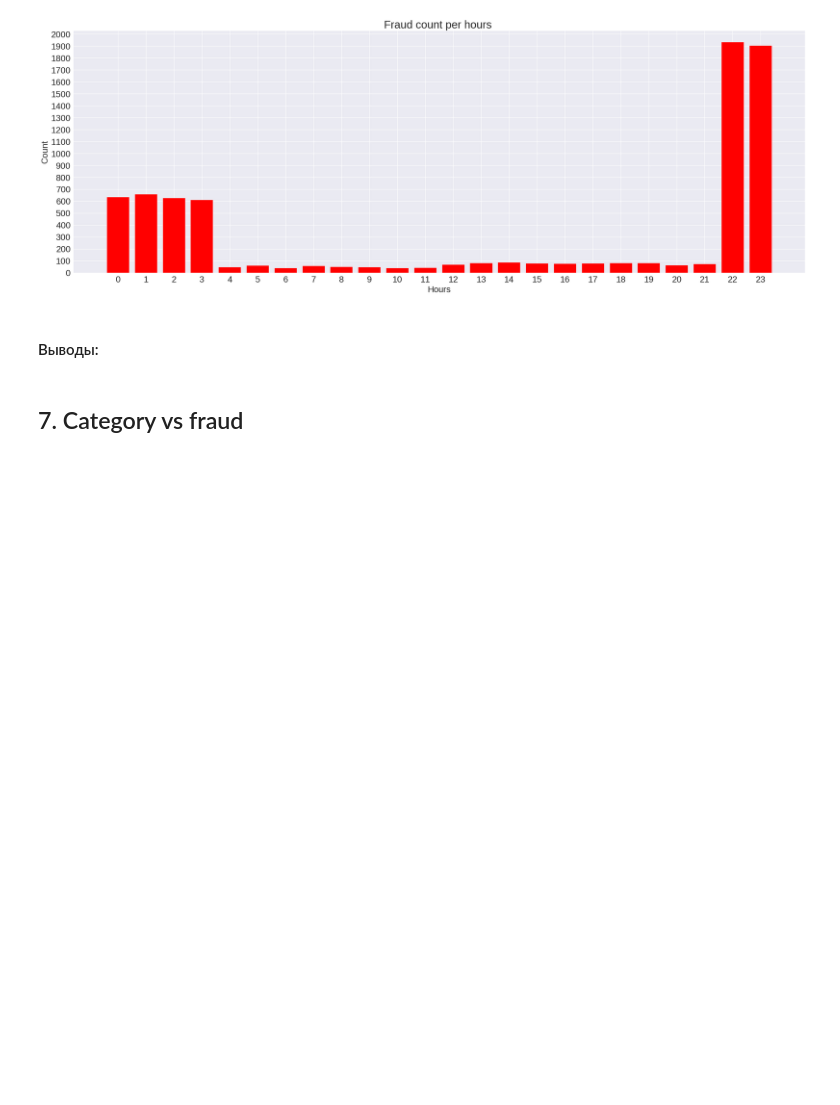
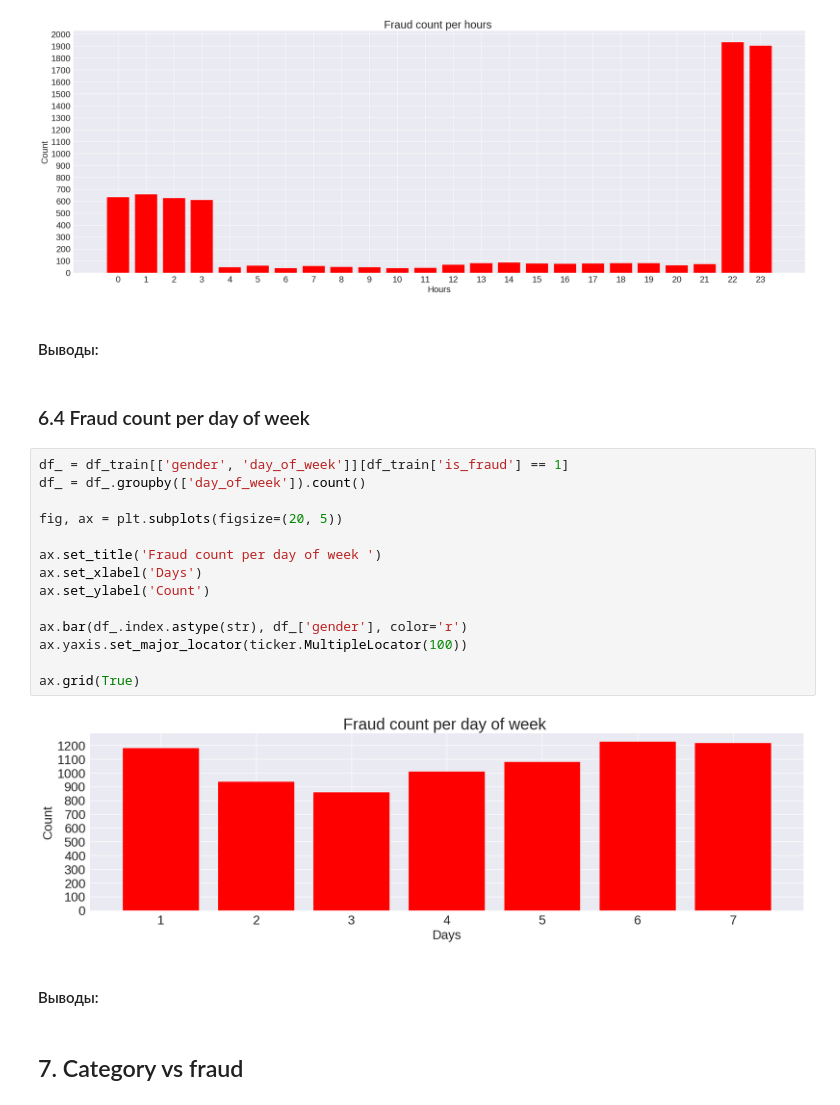
Before and after one commit to ToniPaltus/fraud_detection, a Jupyter notebook: main.ipynb, the cells around one changed output. Cells and saved outputs as stored; diff of their text form; blank space fills up the shorter version.

```diff
--- a/main.ipynb
+++ b/main.ipynb
@@ -314,5 +320,25 @@ ax.grid(True)
 [figure]
 # %% [markdown]
 #### Выводы:
+# %% [markdown]
+### 6.4 Fraud count per day of week
+# %%
+df_ = df_train[['gender', 'day_of_week']][df_train['is_fraud'] == 1]
+df_ = df_.groupby(['day_of_week']).count()
+
+fig, ax = plt.subplots(figsize=(20, 5))
+
+ax.set_title('Fraud count per day of week ')
+ax.set_xlabel('Days')
+ax.set_ylabel('Count')
+
+ax.bar(df_.index.astype(str), df_['gender'], color='r')
+ax.yaxis.set_major_locator(ticker.MultipleLocator(100))
+
+ax.grid(True)
+# %% [output]
+[figure, added]
+# %% [markdown]
+#### Выводы:
 # %% [markdown]
 ## 7. Category vs fraud
```
Also changed, not shown: parts of 26 cells of this notebook.
